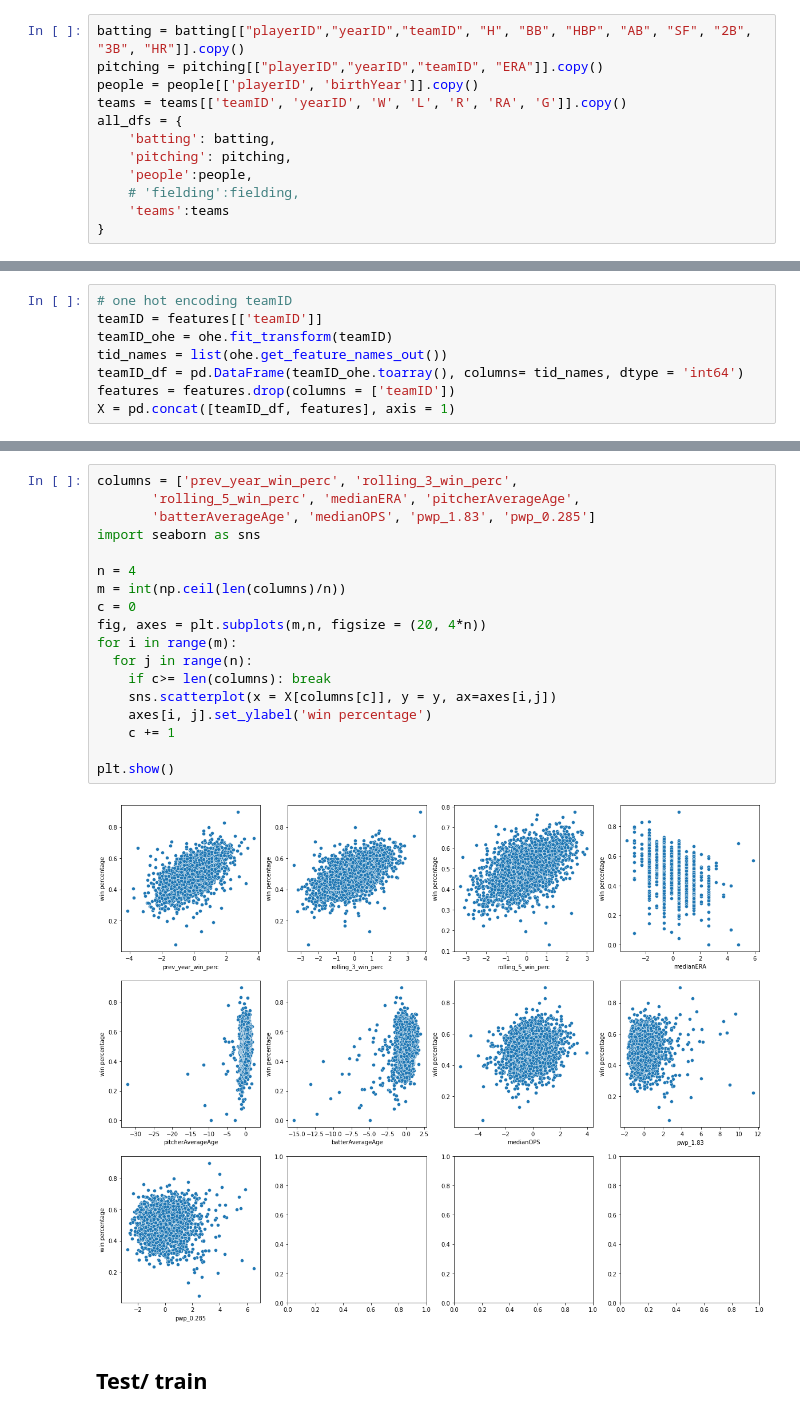
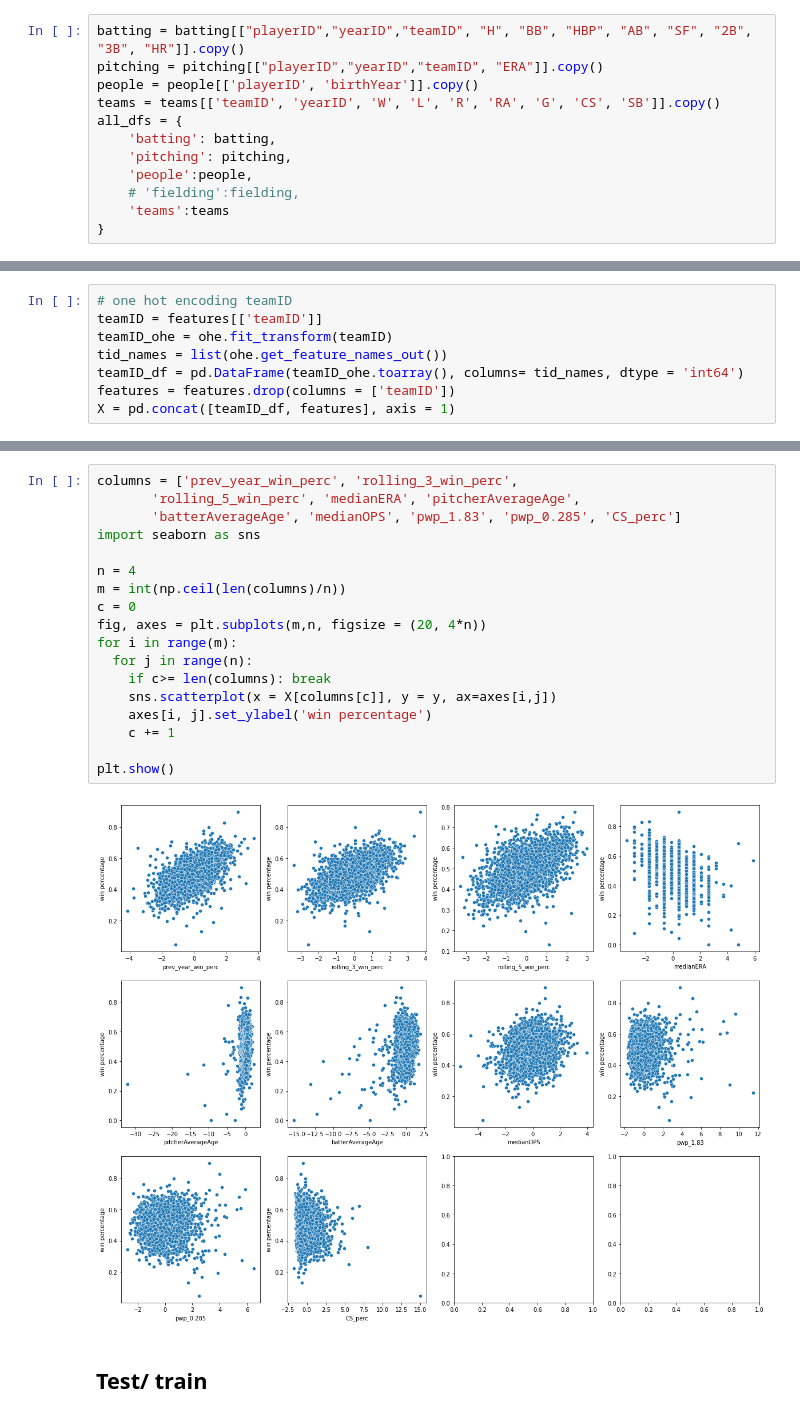
Before and after one commit to ShaliniR8/lahman-mlb, a Jupyter notebook: combined_features.ipynb, the cells around one changed output, grey strips where cells are left out. Saved outputs shown, nothing was run; the diff lists cells and outputs as text.

```diff
--- a/combined_features.ipynb
+++ b/combined_features.ipynb
@@ -49,7 +49,7 @@ teams = pd.read_csv(path + "Teams.csv")
 batting = batting[["playerID","yearID","teamID", "H", "BB", "HBP", "AB", "SF", "2B", "3B", "HR"]].copy()
 pitching = pitching[["playerID","yearID","teamID", "ERA"]].copy()
 people = people[['playerID', 'birthYear']].copy()
-teams = teams[['teamID', 'yearID', 'W', 'L', 'R', 'RA', 'G']].copy()
+teams = teams[['teamID', 'yearID', 'W', 'L', 'R', 'RA', 'G', 'CS', 'SB']].copy()
 all_dfs = {
     'batting': batting,
     'pitching': pitching,
@@ -293,23 +305,23 @@ X.head()
 # %%
 columns = ['prev_year_win_perc', 'rolling_3_win_perc',
        'rolling_5_win_perc', 'medianERA', 'pitcherAverageAge',
-       'batterAverageAge', 'medianOPS', 'pwp_1.83', 'pwp_0.285']
+       'batterAverageAge', 'medianOPS', 'pwp_1.83', 'pwp_0.285', 'CS_perc']
 import seaborn as sns
 
 n = 4
 m = int(np.ceil(len(columns)/n))
 c = 0
 fig, axes = plt.subplots(m,n, figsize = (20, 4*n))
 for i in range(m):
   for j in range(n):
     if c>= len(columns): break
     sns.scatterplot(x = X[columns[c]], y = y, ax=axes[i,j])
     axes[i, j].set_ylabel('win percentage')
     c += 1
 
 plt.show()
 # %% [output]
-[figure, old version]
+[figure, new version]
 # %% [markdown]
 ## Test/ train
 # %%
```
Also changed, not shown: parts of 20 cells of this notebook.
